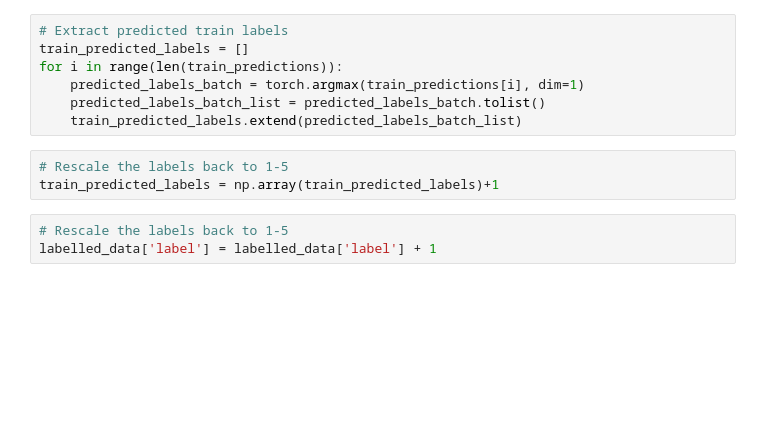
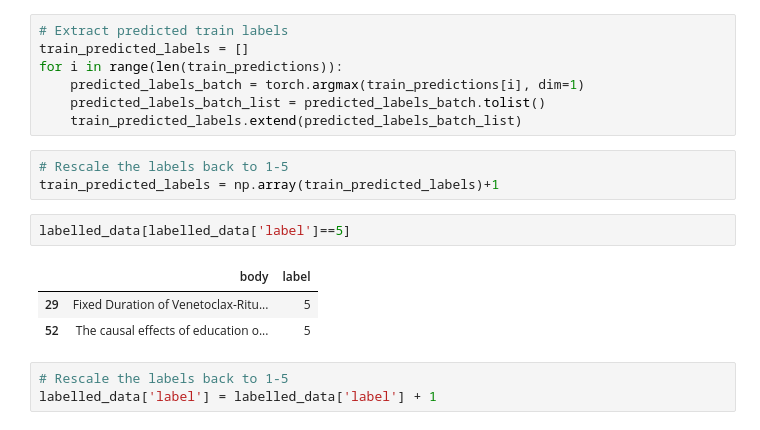
Before and after one commit to christopherfkk/practical-data-science-tutorial, a Jupyter notebook: models/NLP_BERT_with_visualisations.ipynb, the cells around one changed output. Drawn from its saved outputs; the diff is of its cells as text; blank space fills up the shorter version.

```diff
--- a/models/NLP_BERT_with_visualisations.ipynb
+++ b/models/NLP_BERT_with_visualisations.ipynb
@@ -663,6 +667,12 @@ for i in range(len(train_predictions)):
 # %%
 # Rescale the labels back to 1-5
 train_predicted_labels = np.array(train_predicted_labels)+1
+# %%
+labelled_data[labelled_data['label']==5]
+# %% [output]
+|  | body | label |
+| 29 | Fixed Duration of Venetoclax-Ritu... | 5 |
+| 52 | The causal effects of education o... | 5 |
 # %%
 # Rescale the labels back to 1-5
 labelled_data['label'] = labelled_data['label'] + 1
```
Also changed, not shown: parts of 11 cells of this notebook, 1 other file.
